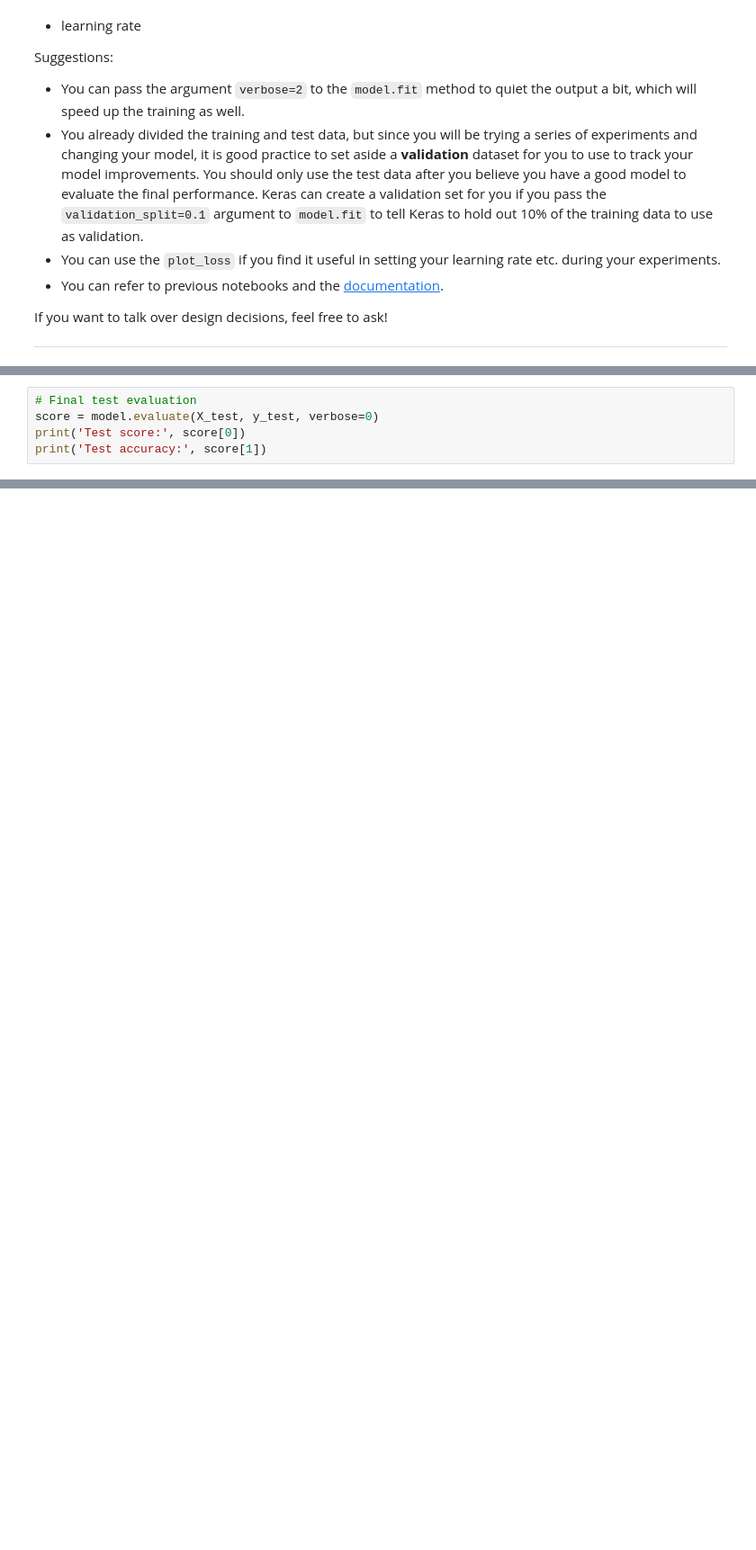
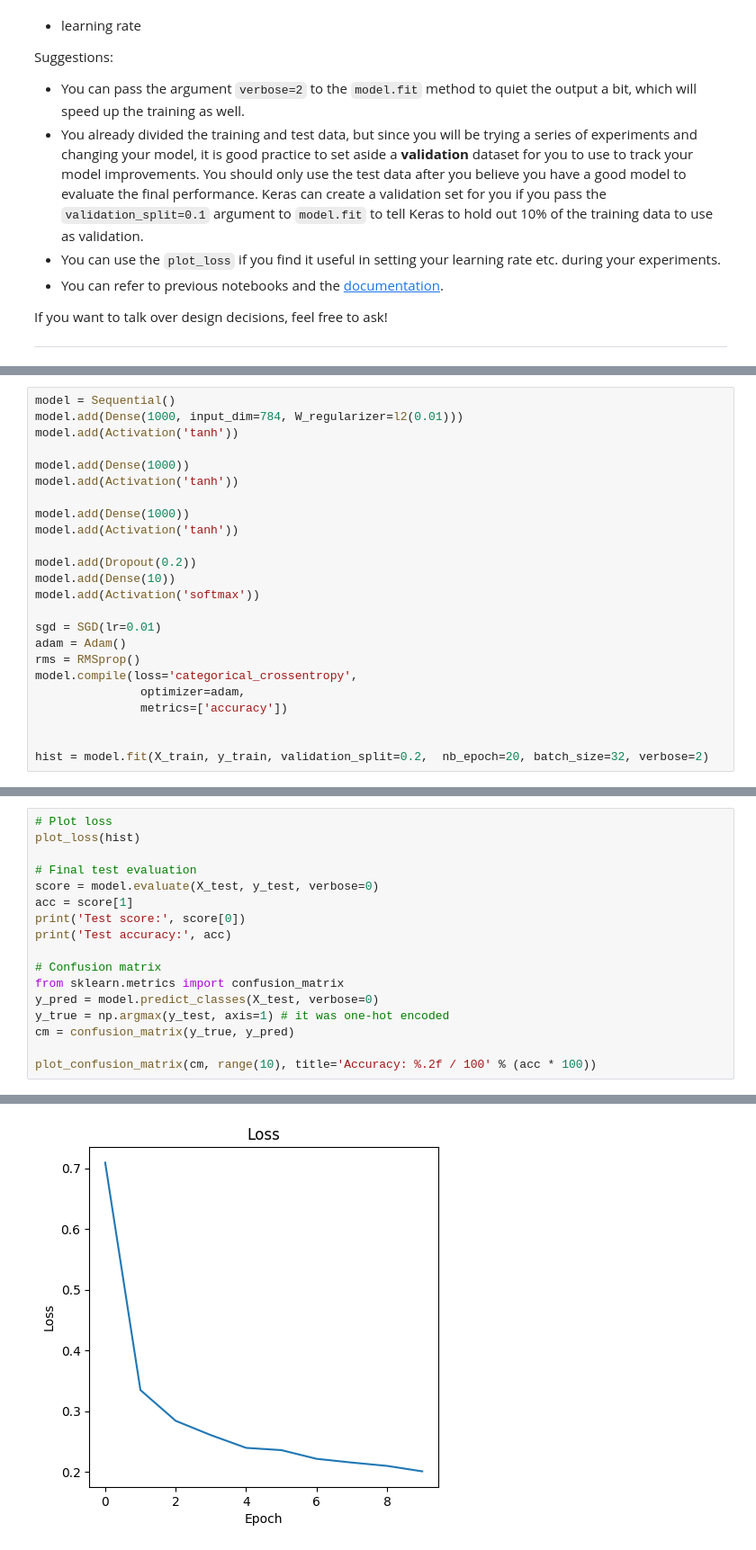
Before and after one commit to marionleborgne/ml, a Jupyter notebook: deep_learning/4-MNIST.ipynb, the cells around one changed output, grey strips where cells are left out. Shown at 90% size. Saved outputs shown, nothing was run; the diff lists cells and outputs as text; blank space fills up the shorter version.

```diff
--- a/deep_learning/4-MNIST.ipynb
+++ b/deep_learning/4-MNIST.ipynb
@@ -69,0 +116,24 @@ model = Sequential()
+# %%
+model = Sequential()
+model.add(Dense(1000, input_dim=784, W_regularizer=l2(0.01)))
+model.add(Activation('tanh'))
+
+model.add(Dense(1000))
+model.add(Activation('tanh'))
+
+model.add(Dense(1000))
+model.add(Activation('tanh'))
+
+model.add(Dropout(0.2))
+model.add(Dense(10))
+model.add(Activation('softmax'))
+
+sgd = SGD(lr=0.01)
+adam = Adam()
+rms = RMSprop()
+model.compile(loss='categorical_crossentropy',
+               optimizer=adam,
+               metrics=['accuracy'])
+
+
+hist = model.fit(X_train, y_train, validation_split=0.2,  nb_epoch=20, batch_size=32, verbose=2)
@@ -70,5 +158,18 @@ model = Sequential()
 # %%
+# Plot loss
+plot_loss(hist)
+
 # Final test evaluation
 score = model.evaluate(X_test, y_test, verbose=0)
+acc = score[1]
 print('Test score:', score[0])
-print('Test accuracy:', score[1])
+print('Test accuracy:', acc)
+
+# Confusion matrix
+from sklearn.metrics import confusion_matrix
+y_pred = model.predict_classes(X_test, verbose=0)
+y_true = np.argmax(y_test, axis=1) # it was one-hot encoded
+cm = confusion_matrix(y_true, y_pred)
+
+plot_confusion_matrix(cm, range(10), title='Accuracy: %.2f / 100' % (acc * 100))
+# %% [output]
@@ -74,0 +189 @@ print('Test accuracy:', score[1])
+[figure, added]
```
Also changed, not shown: parts of 9 cells of this notebook, 3 other files.
